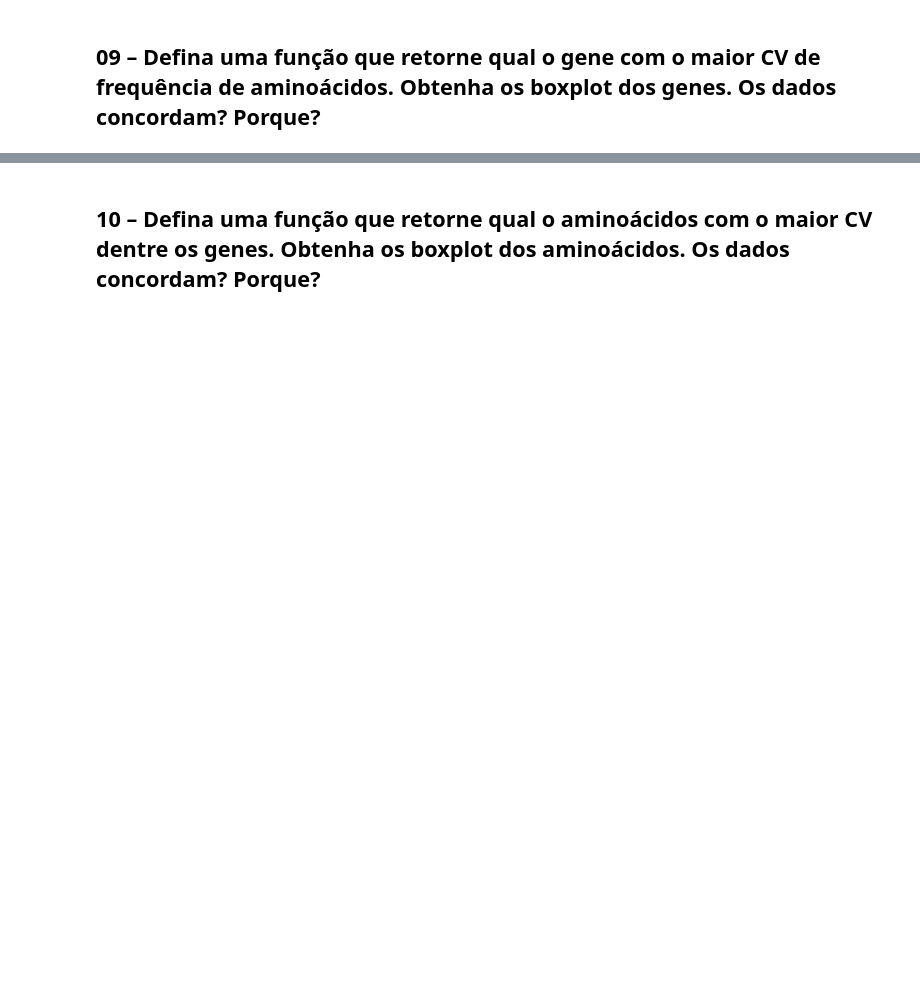
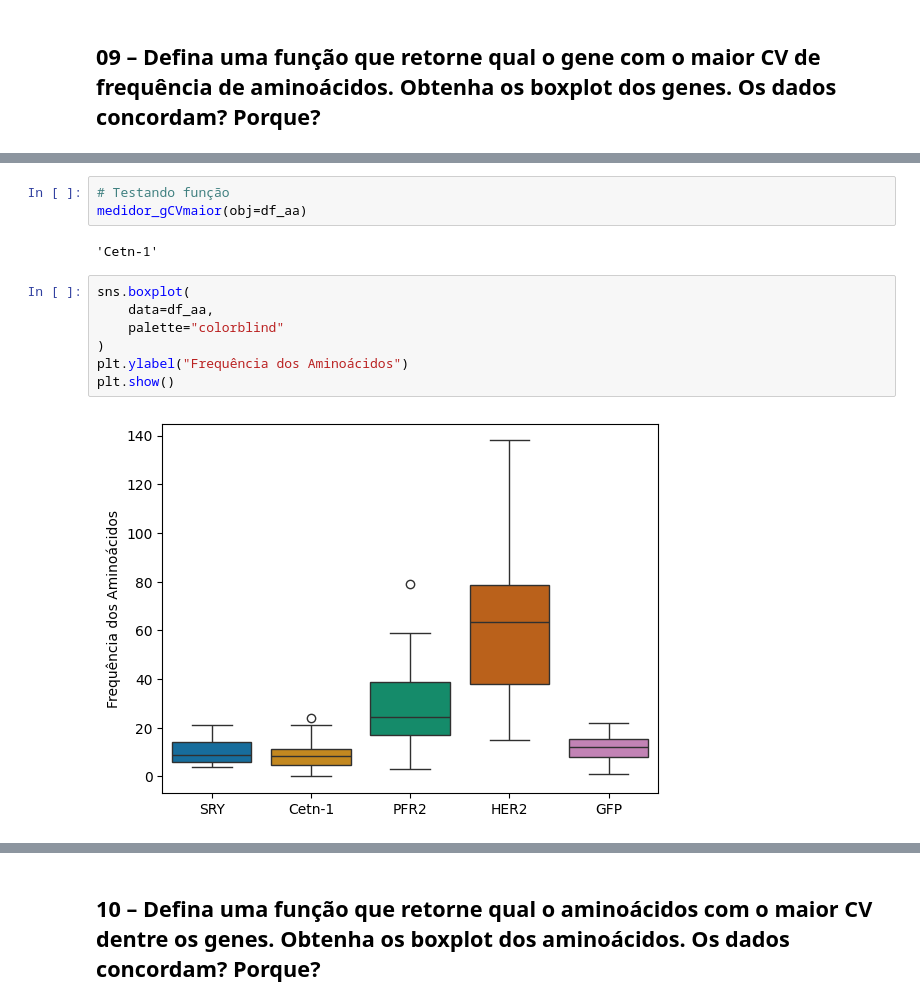
Before and after one commit to R-Zurik/PythonBasico_Disciplina, a Jupyter notebook: Exercícios/16-Medidas_Resumo_2_2026-04-01.ipynb, the cells around one changed output, grey strips where cells are left out. Saved outputs shown, nothing was run; the diff lists cells and outputs as text; blank space fills up the shorter version.

```diff
--- a/Exercícios/16-Medidas_Resumo_2_2026-04-01.ipynb
+++ b/Exercícios/16-Medidas_Resumo_2_2026-04-01.ipynb
@@ -240,0 +426,14 @@ Obs.: Use um dicionário onde os index são os nomes e os valores as medidas.
+# %%
+# Testando função
+medidor_gCVmaior(obj=df_aa)
+# %% [output]
+'Cetn-1'
+# %%
+sns.boxplot(
+    data=df_aa,
+    palette="colorblind"
+)
+plt.ylabel("Frequência dos Aminoácidos")
+plt.show()
+# %% [output]
+[figure, added]
```
Also changed, not shown: parts of 34 cells of this notebook.
